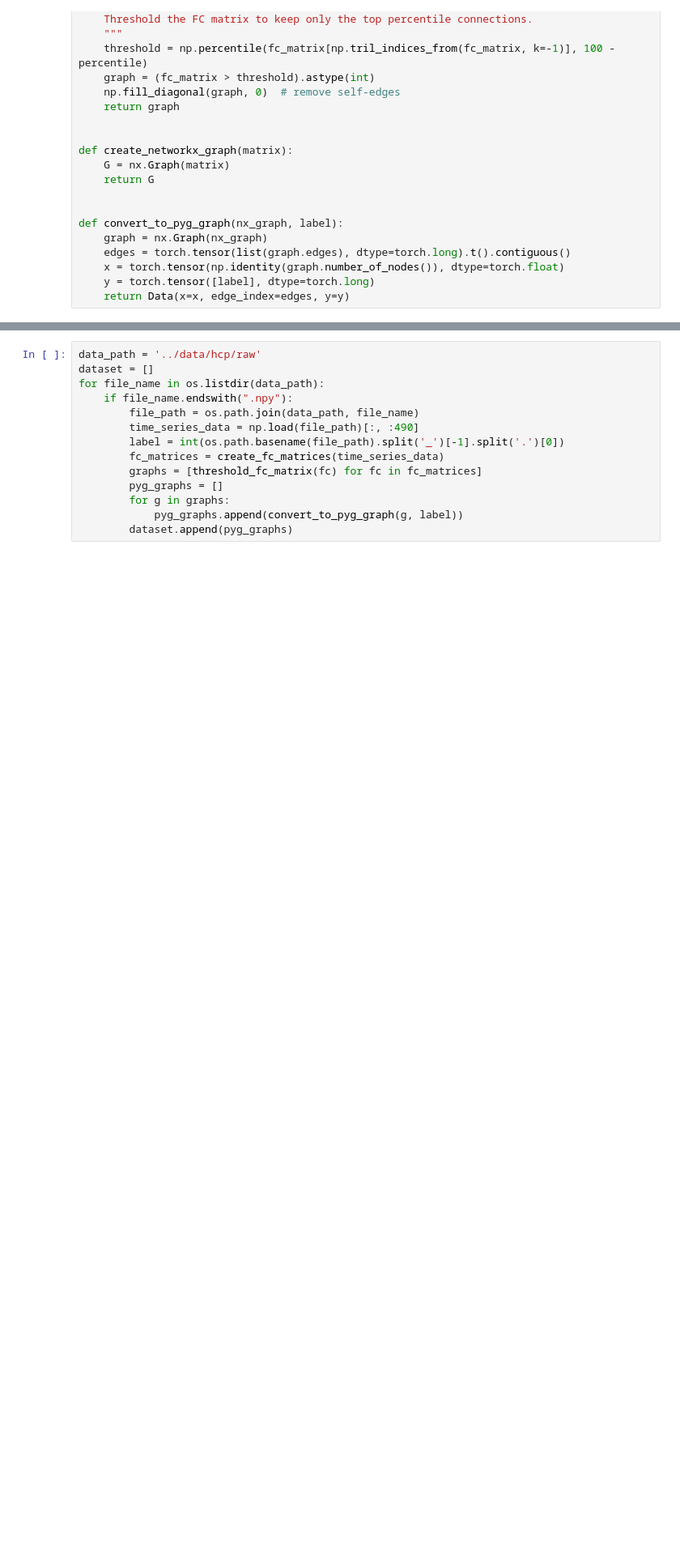
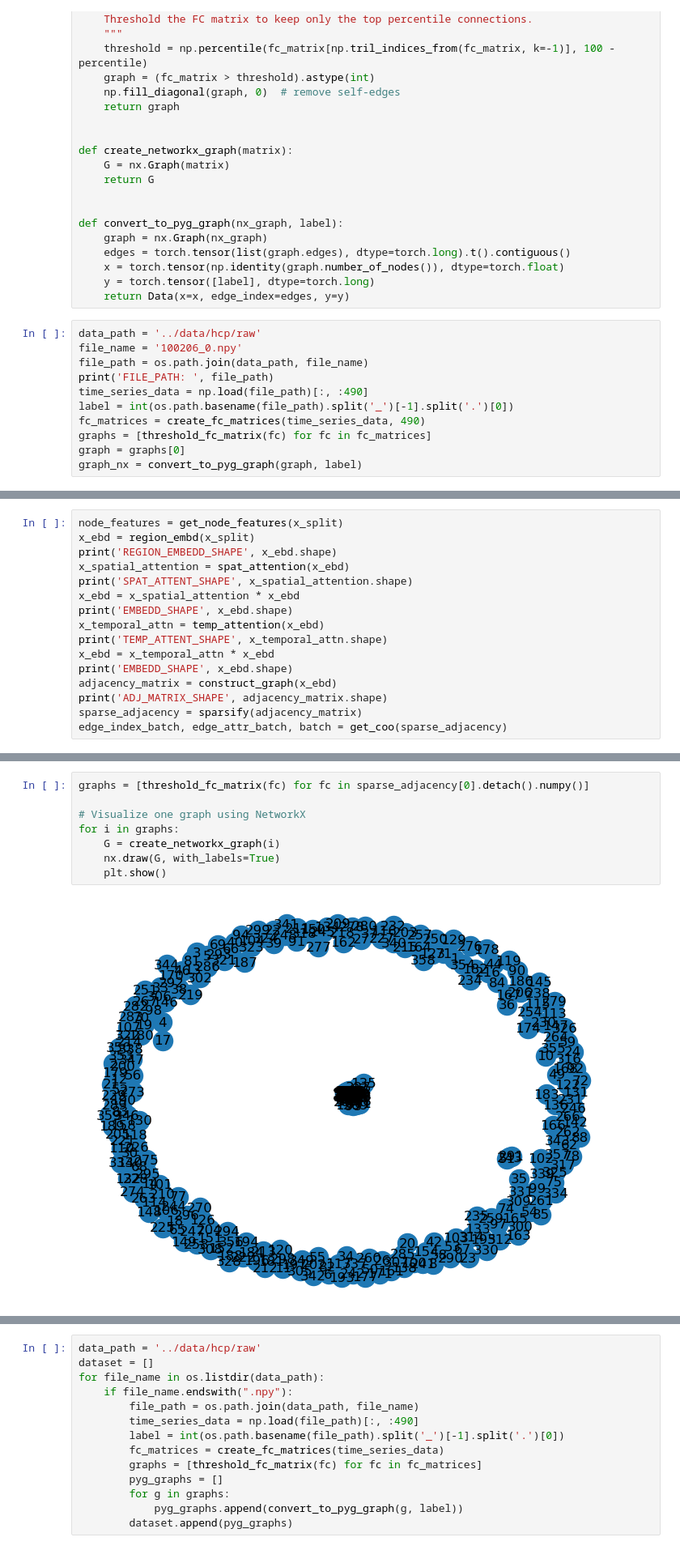
Before and after one commit to mattciff5/graphs-nn, a Jupyter notebook: notebooks/dbgsl.ipynb, the cells around one changed output, grey strips where cells are left out. Shown at 81% size. Saved outputs shown, nothing was run; the diff lists cells and outputs as text; blank space fills up the shorter version.

```diff
--- a/notebooks/dbgsl.ipynb
+++ b/notebooks/dbgsl.ipynb
@@ -141,3 +142,14 @@ def convert_to_pyg_graph(nx_graph, label):
     x = torch.tensor(np.identity(graph.number_of_nodes()), dtype=torch.float)
     y = torch.tensor([label], dtype=torch.long)
     return Data(x=x, edge_index=edges, y=y)
+# %%
+data_path = '../data/hcp/raw'
+file_name = '100206_0.npy'
+file_path = os.path.join(data_path, file_name)
+print('FILE_PATH: ', file_path)
+time_series_data = np.load(file_path)[:, :490]
+label = int(os.path.basename(file_path).split('_')[-1].split('.')[0])
+fc_matrices = create_fc_matrices(time_series_data, 490)
+graphs = [threshold_fc_matrix(fc) for fc in fc_matrices]
+graph = graphs[0]
+graph_nx = convert_to_pyg_graph(graph, label)
@@ -143,0 +279,16 @@ def convert_to_pyg_graph(nx_graph, label):
+# %%
+node_features = get_node_features(x_split)
+x_ebd = region_embd(x_split)
+print('REGION_EMBEDD_SHAPE', x_ebd.shape)
+x_spatial_attention = spat_attention(x_ebd)
+print('SPAT_ATTENT_SHAPE', x_spatial_attention.shape)
+x_ebd = x_spatial_attention * x_ebd
+print('EMBEDD_SHAPE', x_ebd.shape)
+x_temporal_attn = temp_attention(x_ebd)
+print('TEMP_ATTENT_SHAPE', x_temporal_attn.shape)
+x_ebd = x_temporal_attn * x_ebd
+print('EMBEDD_SHAPE', x_ebd.shape)
+adjacency_matrix = construct_graph(x_ebd)
+print('ADJ_MATRIX_SHAPE', adjacency_matrix.shape)
+sparse_adjacency = sparsify(adjacency_matrix)
+edge_index_batch, edge_attr_batch, batch = get_coo(sparse_adjacency)
@@ -143,0 +306,10 @@ def convert_to_pyg_graph(nx_graph, label):
+# %%
+graphs = [threshold_fc_matrix(fc) for fc in sparse_adjacency[0].detach().numpy()]
+
+# Visualize one graph using NetworkX
+for i in graphs:
+    G = create_networkx_graph(i)
+    nx.draw(G, with_labels=True)
+    plt.show()
+# %% [output]
+[figure, added]
```
Also changed, not shown: parts of 7 cells of this notebook, 2 other files.
